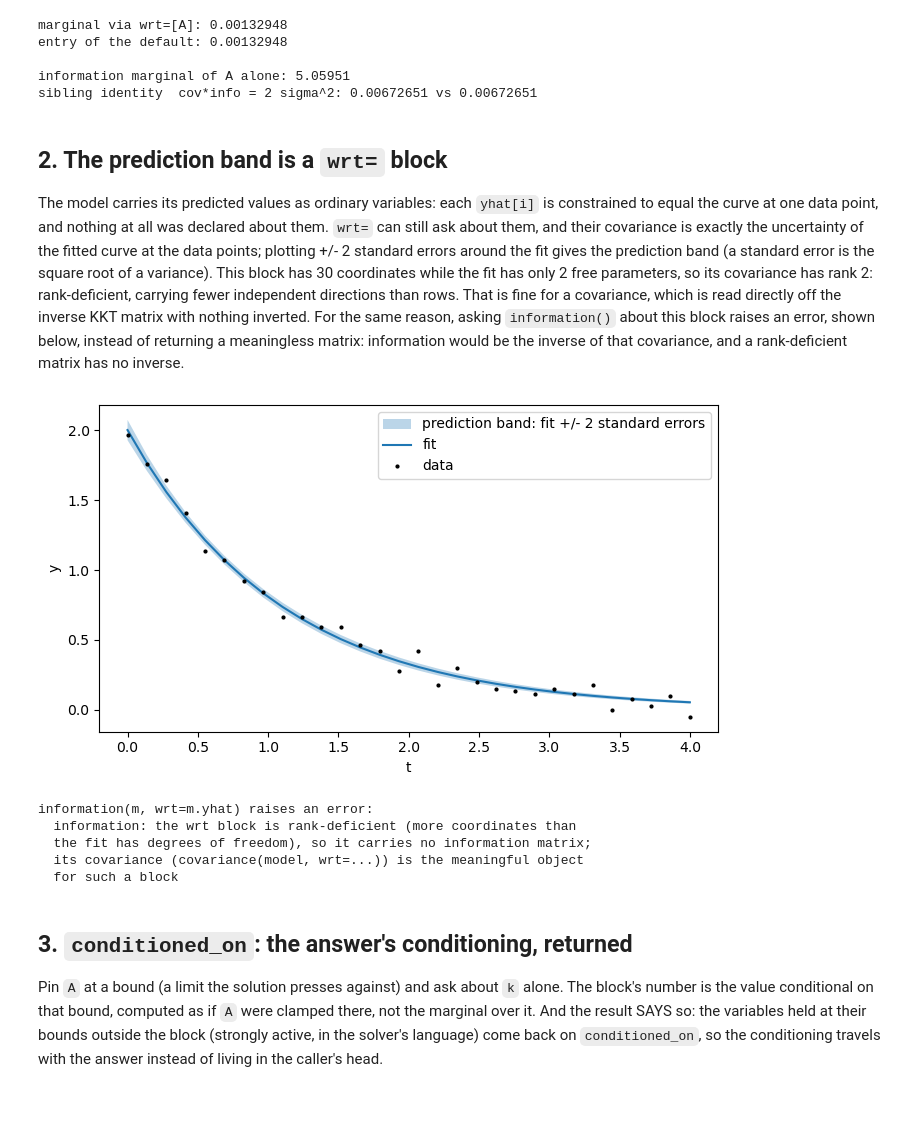
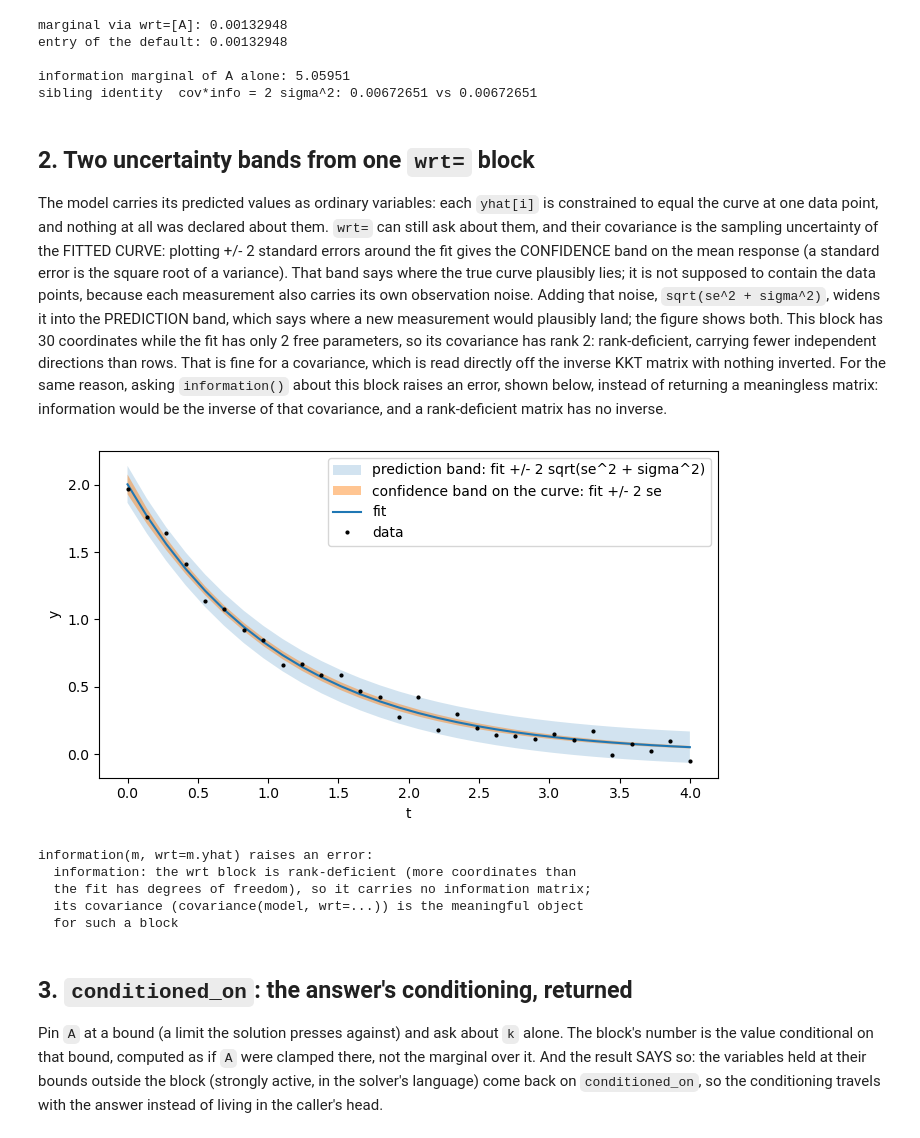
Before and after one commit to GermanHeim/pounce, a Jupyter notebook: python/notebooks/32_wrt_blocks_and_retain_kkt.ipynb, the cells around one changed output. Saved outputs shown, nothing was run; the diff lists cells and outputs as text; code cells hidden in the pictures; blank space fills up the shorter version.

```diff
--- a/python/notebooks/32_wrt_blocks_and_retain_kkt.ipynb
+++ b/python/notebooks/32_wrt_blocks_and_retain_kkt.ipynb
@@ -121,15 +121,20 @@ entry of the default: 0.00132948
 information marginal of A alone: 5.05951
 sibling identity  cov*info = 2 sigma^2: 0.00672651 vs 0.00672651
 # %% [markdown]
-## 2. The prediction band is a `wrt=` block
+## 2. Two uncertainty bands from one `wrt=` block
 
 The model carries its predicted values as ordinary variables: each
 `yhat[i]` is constrained to equal the curve at one data point, and
 nothing at all was declared about them. `wrt=` can still ask about
-them, and their covariance is exactly the uncertainty of the fitted
-curve at the data points; plotting +/- 2 standard errors around the
-fit gives the prediction band (a standard error is the square root of
-a variance). This block has 30 coordinates while the fit has only 2
+them, and their covariance is the sampling uncertainty of the FITTED
+CURVE: plotting +/- 2 standard errors around the fit gives the
+CONFIDENCE band on the mean response (a standard error is the square
+root of a variance). That band says where the true curve plausibly
+lies; it is not supposed to contain the data points, because each
+measurement also carries its own observation noise. Adding that
+noise, `sqrt(se^2 + sigma^2)`, widens it into the PREDICTION band,
+which says where a new measurement would plausibly land; the figure
+shows both. This block has 30 coordinates while the fit has only 2
 free parameters, so its covariance has rank 2: rank-deficient,
 carrying fewer independent directions than rows. That is fine for a
 covariance, which is read directly off the inverse KKT matrix with
@@ -140,25 +145,30 @@ covariance, and a rank-deficient matrix has no inverse.
 # %%
 band = covariance(m, wrt=m.yhat)
 se = np.sqrt(np.diag(band.matrix))
 fit = np.array([pyo.value(m.yhat[i]) for i in m.I])
+sig_hat = float(np.sqrt(cov.sigma_sq))
+se_pred = np.sqrt(se**2 + sig_hat**2)
 
 plt.figure(figsize=(7, 4))
+plt.fill_between(t_data, fit - 2 * se_pred, fit + 2 * se_pred,
+                 alpha=0.2,
+                 label="prediction band: fit +/- 2 sqrt(se^2 + sigma^2)")
 plt.fill_between(t_data, fit - 2 * se, fit + 2 * se,
-                 alpha=0.3,
-                 label="prediction band: fit +/- 2 standard errors")
+                 alpha=0.45,
+                 label="confidence band on the curve: fit +/- 2 se")
 plt.plot(t_data, fit, label="fit")
 plt.plot(t_data, y_data, "k.", ms=4, label="data")
 plt.xlabel("t"); plt.ylabel("y"); plt.legend(); plt.tight_layout()
 plt.show()
 
 try:
     information(m, wrt=m.yhat)
 except RuntimeError as e:
     print("information(m, wrt=m.yhat) raises an error:")
     print(textwrap.fill(str(e), width=72, initial_indent="  ",
                         subsequent_indent="  "))
 # %% [output]
-[figure, old version]
+[figure, new version]
 information(m, wrt=m.yhat) raises an error:
   information: the wrt block is rank-deficient (more coordinates than
   the fit has degrees of freedom), so it carries no information matrix;
```
Also changed, not shown: parts of 2 cells of this notebook, 2 other files.
